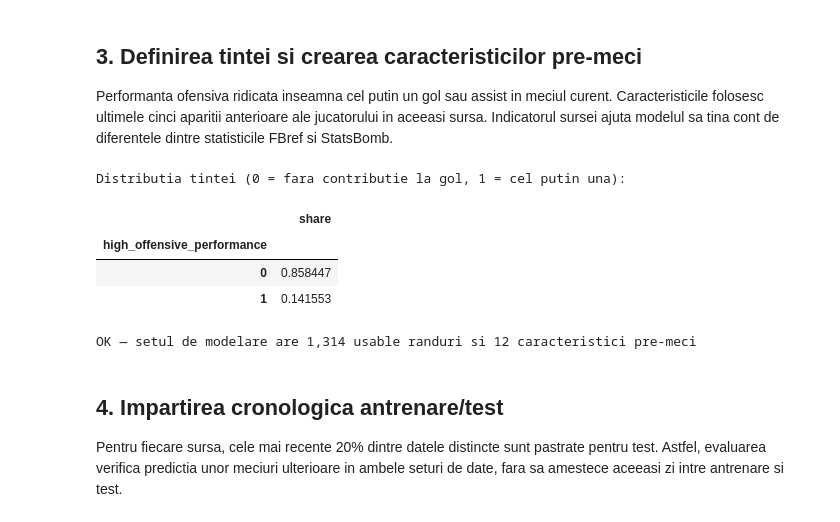
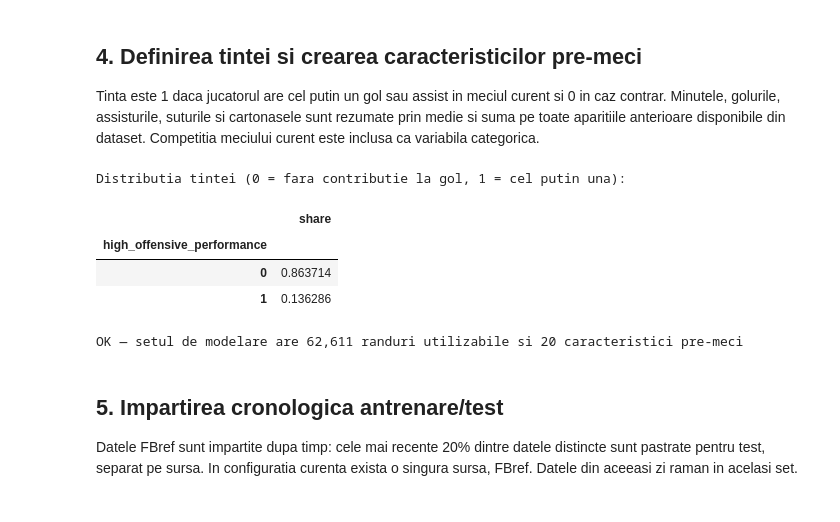
Before and after one commit to andreilaurentiuradu/IAPD_project, a Jupyter notebook: notebooks/player_performance_modeling.ipynb, the cells around one changed output. Cells and saved outputs as stored; diff of their text form; code cells hidden in the pictures.

```diff
--- a/notebooks/player_performance_modeling.ipynb
+++ b/notebooks/player_performance_modeling.ipynb
@@ -11,8 +11,7 @@ Ruleaza mai intai `extraction/data_scraper.ipynb`. Notebookul combina automat ex
 # %%
 from pathlib import Path
-import re
-import warnings
 
+import matplotlib.pyplot as plt
 import numpy as np
 import pandas as pd
 
@@ -28,10 +27,9 @@ else:
     PROJECT_ROOT = candidates[0]
 
 DATA_ROOT = PROJECT_ROOT / "data"
-MODEL_SOURCES = ["fbref", "statsbomb"]  # Foloseste ambele surse.
+MODEL_SOURCES = ["fbref"]  # Foloseste exportul FBref cu toate competitiile.
 INPUT_FILES = {
     "fbref": DATA_ROOT / "raw" / "fbref" / "fbref_player_match_stats.csv",
-    "statsbomb": DATA_ROOT / "raw" / "statsbomb" / "statsbomb_player_match_stats.csv",
 }
 if not MODEL_SOURCES or any(source not in INPUT_FILES for source in MODEL_SOURCES):
     raise ValueError(f"Surse invalide: {MODEL_SOURCES}")
@@ -39,7 +37,7 @@ OUTPUT_DIR = DATA_ROOT / "processed"
 OUTPUT_DIR.mkdir(parents=True, exist_ok=True)
 
 # Asociaza fiecare camp cu numele coloanei din setul de date ales.
-# Ambele exporturi data_scraper contin aceste campuri comune.
+# Exportul FBref contine aceste campuri comune pentru competitiile selectate.
 COLUMN_MAP = {
     "player": "player",
     "match_date": "date",
@@ -106,8 +107,7 @@ for col in numeric:
 data["player"] = data["player"].astype("string").str.strip()
 data = data.dropna(subset=["player", "match_date"]).copy()
 data = data[data["minutes"].fillna(0) > 0].copy()
-data["source_is_statsbomb"] = (data["source"] == "statsbomb").astype(int)
-data = data.sort_values(["source", "player", "match_date"]).reset_index(drop=True)
+data = data.sort_values(["player", "match_date"]).reset_index(drop=True)
 
 print(f"Randuri jucator-meci utilizabile: {len(data):,}")
 print("Valori lipsa pe camp:")
@@ -127,46 +238,48 @@ Valori lipsa pe camp:
 # %% [markdown]
-## 3. Definirea tintei si crearea caracteristicilor pre-meci
+## 4. Definirea tintei si crearea caracteristicilor pre-meci
 
-Performanta ofensiva ridicata inseamna cel putin un gol sau assist in meciul curent. Caracteristicile folosesc ultimele cinci aparitii anterioare ale jucatorului in aceeasi sursa. Indicatorul sursei ajuta modelul sa tina cont de diferentele dintre statisticile FBref si StatsBomb.
+Tinta este 1 daca jucatorul are cel putin un gol sau assist in meciul curent si 0 in caz contrar. Minutele, golurile, assisturile, suturile si cartonasele sunt rezumate prin medie si suma pe toate aparitiile anterioare disponibile din dataset. Competitia meciului curent este inclusa ca variabila categorica.
 # %%
 data = data.dropna(subset=["goals", "assists"]).copy()
 data["goal_contributions"] = data["goals"] + data["assists"]
 data["high_offensive_performance"] = (data["goal_contributions"] >= 1).astype(int)
 
 past_fields = ["minutes", "goals", "assists", "shots", "yellow_cards", "red_cards"]
 for field in past_fields:
-    data[f"recent5_mean_{field}"] = (
-        data.groupby(["source", "player"], sort=False)[field]
-        .transform(lambda series: series.shift(1).rolling(window=5, min_periods=1).mean())
+    data[f"all_previous_mean_{field}"] = (
+        data.groupby("player", sort=False)[field]
+        .transform(lambda series: series.shift(1).expanding(min_periods=1).mean())
     )
-    data[f"recent5_sum_{field}"] = (
-        data.groupby(["source", "player"], sort=False)[field]
-        .transform(lambda series: series.shift(1).rolling(window=5, min_periods=1).sum())
+    data[f"all_previous_sum_{field}"] = (
+        data.groupby("player", sort=False)[field]
+        .transform(lambda series: series.shift(1).expanding(min_periods=1).sum())
     )
 
-feature_cols = [col for col in data.columns if col.startswith("recent5_")] + ["source_is_statsbomb"]
+competition_features = pd.get_dummies(data["league"].fillna("unknown"), prefix="competition", dtype=int)
+data = pd.concat([data, competition_features], axis=1)
+feature_cols = [col for col in data.columns if col.startswith("all_previous_")] + list(competition_features.columns)
 model_data = data.dropna(subset=feature_cols + ["high_offensive_performance"]).copy()
 print("Distributia tintei (0 = fara contributie la gol, 1 = cel putin una):")
 display(model_data["high_offensive_performance"].value_counts(normalize=True).rename("share").to_frame())
 if len(model_data) < MIN_DATA_ROWS:
     raise ValueError(
         f"Criteriul pentru setul de modelare nu este indeplinit: {len(model_data):,} randuri jucator-meci utilizabile; "
         f"sunt necesare cel putin {MIN_DATA_ROWS:,}."
     )
 if len(feature_cols) < 10:
     raise ValueError(f"Criteriul caracteristicilor modelului nu este indeplinit: {len(feature_cols)} engineered features; sunt necesare cel putin 10.")
 print(f"OK — setul de modelare are {len(model_data):,} randuri utilizabile si {len(feature_cols):,} caracteristici pre-meci")
 # %% [output]
 Distributia tintei (0 = fara contributie la gol, 1 = cel putin una):
 |  | share |
 | high_offensive_performance |  |
-| 0 | 0.858447 |
-| 1 | 0.141553 |
+| 0 | 0.863714 |
+| 1 | 0.136286 |
-OK — setul de modelare are 1,314 usable randuri si 12 caracteristici pre-meci
+OK — setul de modelare are 62,611 randuri utilizabile si 20 caracteristici pre-meci
 # %% [markdown]
-## 4. Impartirea cronologica antrenare/test
+## 5. Impartirea cronologica antrenare/test
 
-Pentru fiecare sursa, cele mai recente 20% dintre datele distincte sunt pastrate pentru test. Astfel, evaluarea verifica predictia unor meciuri ulterioare in ambele seturi de date, fara sa amestece aceeasi zi intre antrenare si test.
+Datele FBref sunt impartite dupa timp: cele mai recente 20% dintre datele distincte sunt pastrate pentru test, separat pe sursa. In configuratia curenta exista o singura sursa, FBref. Datele din aceeasi zi raman in acelasi set.
 # %%
 train_parts = []
 test_parts = []
```
Also changed, not shown: parts of 15 cells of this notebook, 6 other files.
